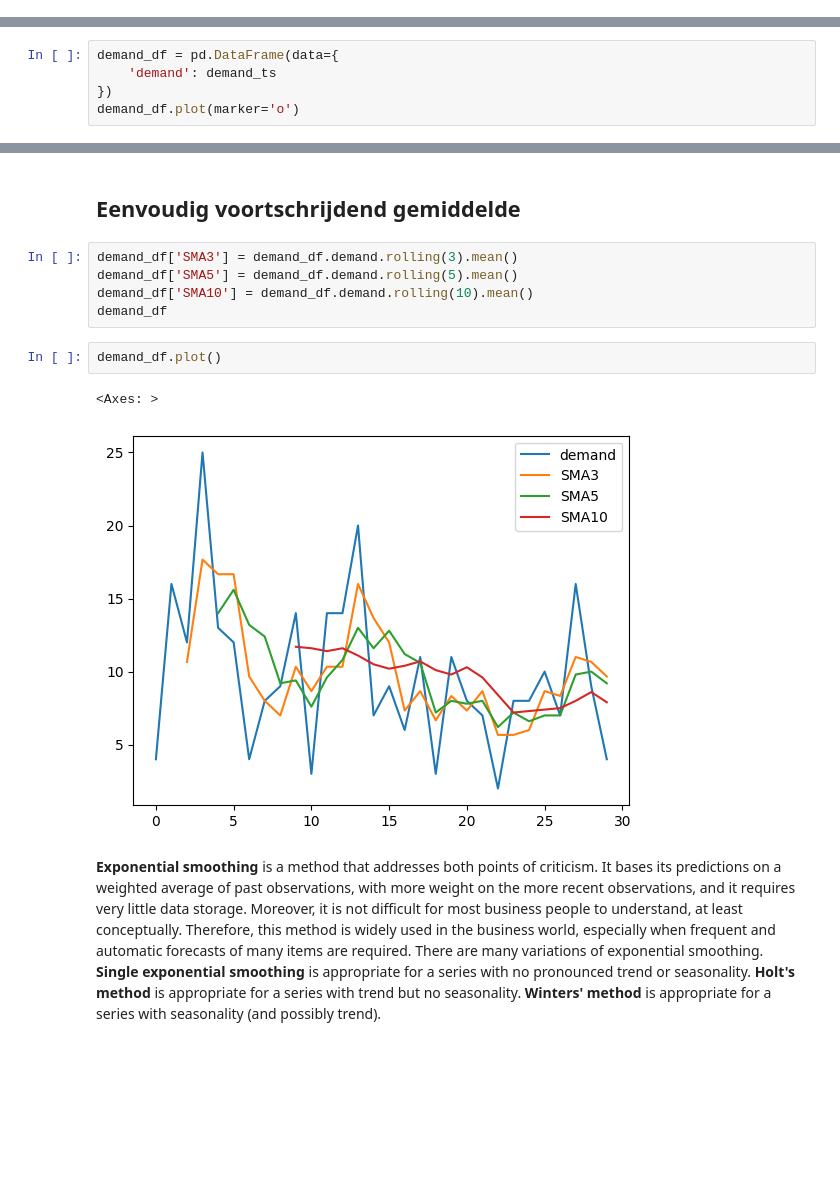
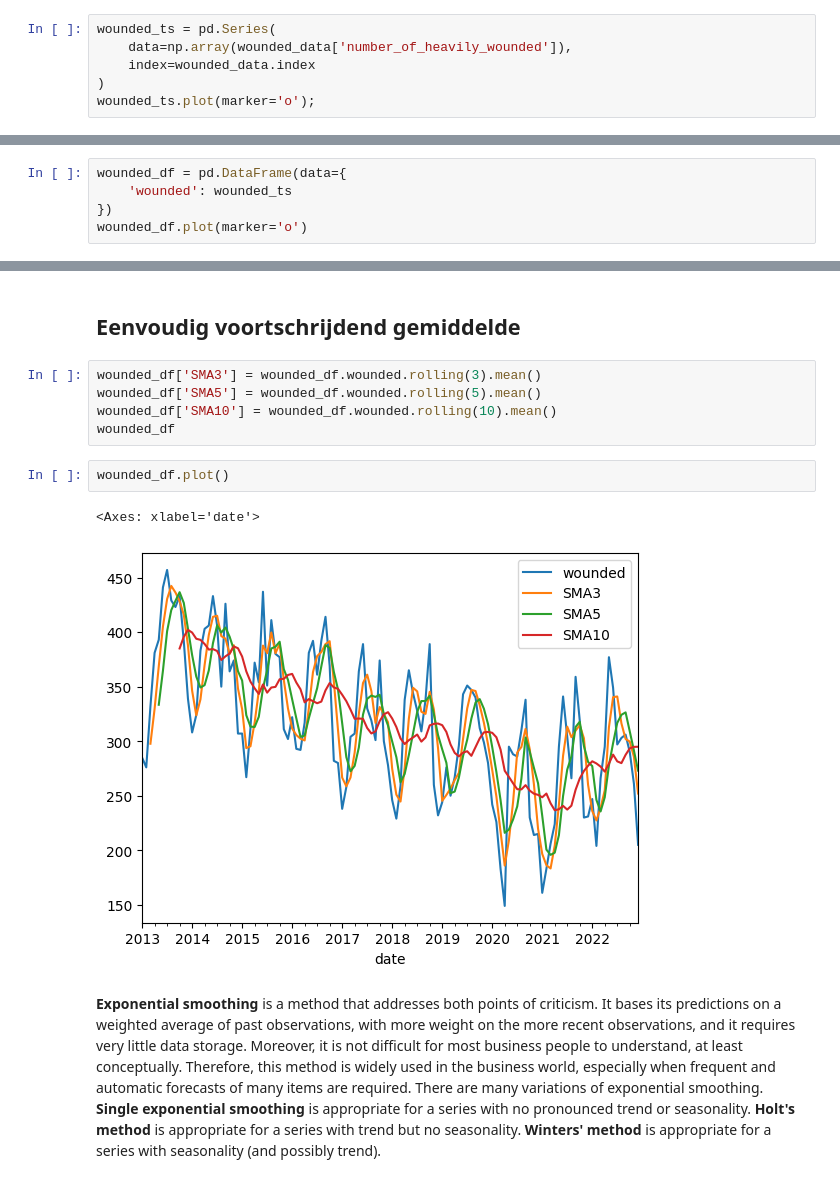
Before and after one commit to Vincent-Gielen/dsai-ex, a Jupyter notebook: Cheatsheet.ipynb, the cells around one changed output, grey strips where cells are left out. Cells and saved outputs as stored; diff of their text form; blank space fills up the shorter version.

```diff
--- a/Cheatsheet.ipynb
+++ b/Cheatsheet.ipynb
@@ -1723,0 +1790,6 @@ demand_ts.plot(marker='o')
+# %%
+wounded_ts = pd.Series(
+    data=np.array(wounded_data['number_of_heavily_wounded']),
+    index=wounded_data.index
+)
+wounded_ts.plot(marker='o');
@@ -1768,7 +1847,7 @@ We basically need a method that takes the last observations into account, but fo
 
 It's useful to create a DataFrame to store the observations and associated moving averages.
 # %%
-demand_df = pd.DataFrame(data={
-    'demand': demand_ts
+wounded_df = pd.DataFrame(data={
+    'wounded': wounded_ts
 })
-demand_df.plot(marker='o')
+wounded_df.plot(marker='o')
@@ -1778,15 +1854,15 @@ demand_df.plot(marker='o')
 # %% [markdown]
 ## Eenvoudig voortschrijdend gemiddelde
 # %%
-demand_df['SMA3'] = demand_df.demand.rolling(3).mean()
-demand_df['SMA5'] = demand_df.demand.rolling(5).mean()
-demand_df['SMA10'] = demand_df.demand.rolling(10).mean()
-demand_df
+wounded_df['SMA3'] = wounded_df.wounded.rolling(3).mean()
+wounded_df['SMA5'] = wounded_df.wounded.rolling(5).mean()
+wounded_df['SMA10'] = wounded_df.wounded.rolling(10).mean()
+wounded_df
 # %%
-demand_df.plot()
+wounded_df.plot()
 # %% [output]
-<Axes: >
+<Axes: xlabel='date'>
-[figure, old version]
+[figure, new version]
 # %% [markdown]
 **Exponential smoothing** is a method that addresses both points of criticism. It bases its
 predictions on a weighted average of past observations, with more weight on the more recent
```
Also changed, not shown: parts of 50 cells of this notebook.
